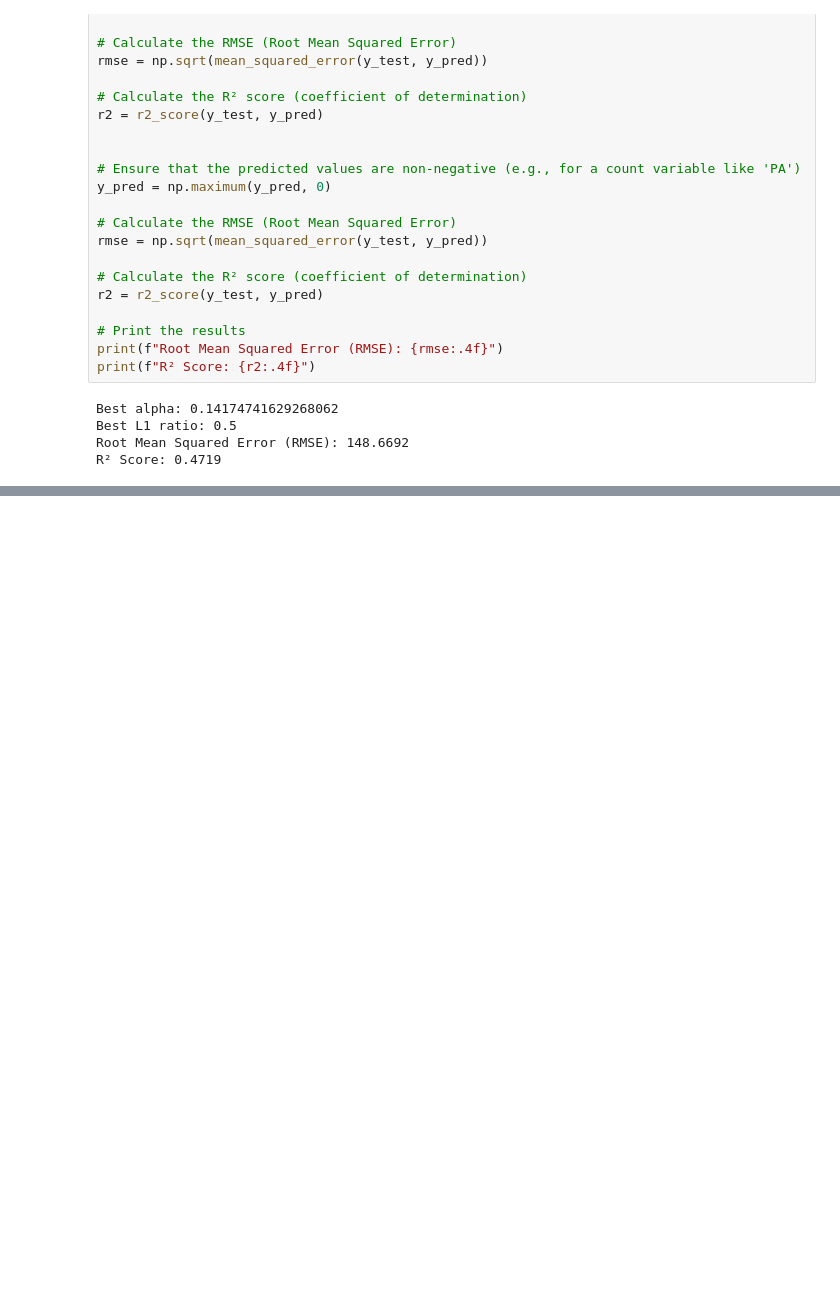
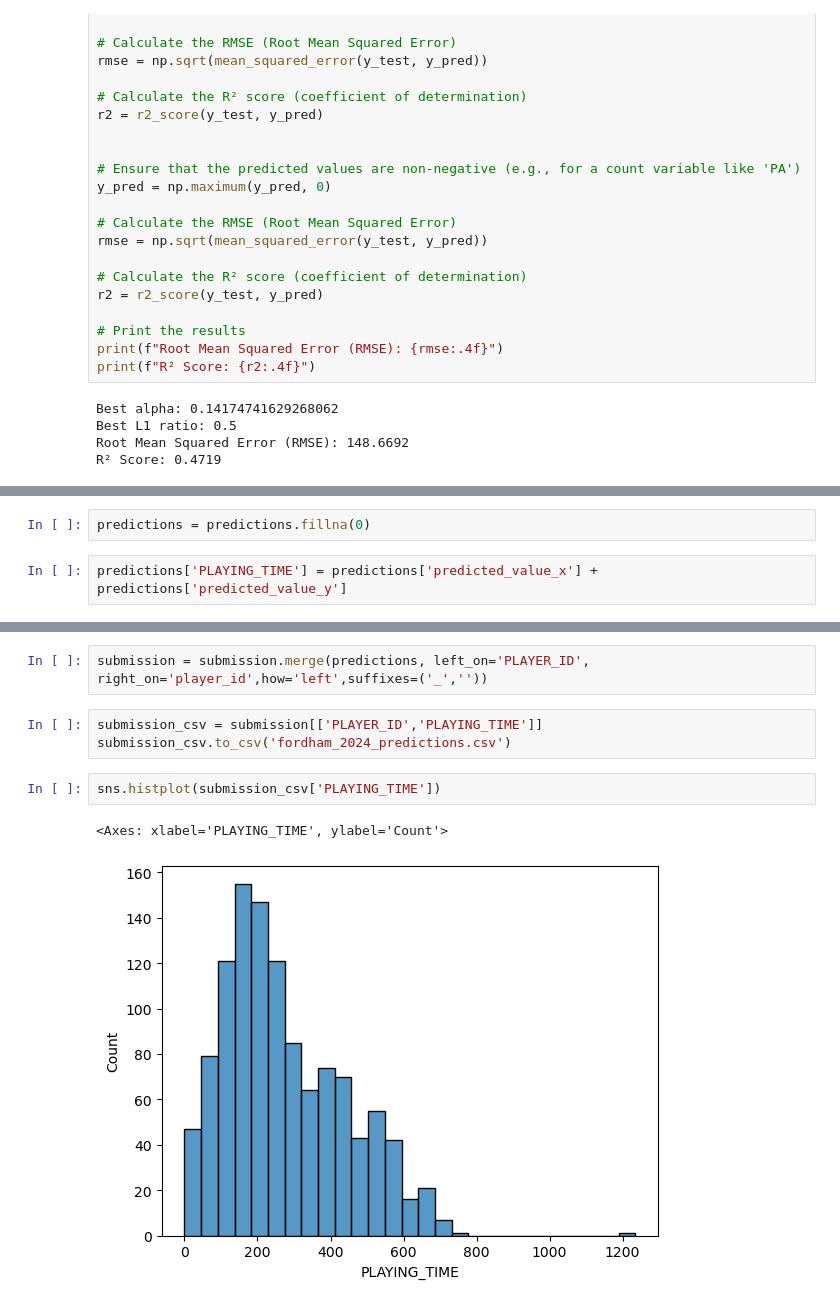
Before and after one commit to etienne-busnel/Cincinnati-Reds-Hackathon-2025, a Jupyter notebook: Pitching_Model.ipynb, the cells around one changed output, grey strips where cells are left out. Saved outputs shown, nothing was run; the diff lists cells and outputs as text; blank space fills up the shorter version.

```diff
--- a/Pitching_Model.ipynb
+++ b/Pitching_Model.ipynb
@@ -173,0 +224,4 @@ Name: 741, dtype: object
+# %%
+predictions = predictions.fillna(0)
+# %%
+predictions['PLAYING_TIME'] = predictions['predicted_value_x'] + predictions['predicted_value_y']
@@ -173,0 +244,10 @@ Name: 741, dtype: object
+# %%
+submission = submission.merge(predictions, left_on='PLAYER_ID', right_on='player_id',how='left',suffixes=('_',''))
+# %%
+submission_csv = submission[['PLAYER_ID','PLAYING_TIME']]
+submission_csv.to_csv('fordham_2024_predictions.csv')
+# %%
+sns.histplot(submission_csv['PLAYING_TIME'])
+# %% [output]
+<Axes: xlabel='PLAYING_TIME', ylabel='Count'>
+[figure, added]
```
Also changed, not shown: parts of 16 cells of this notebook.
